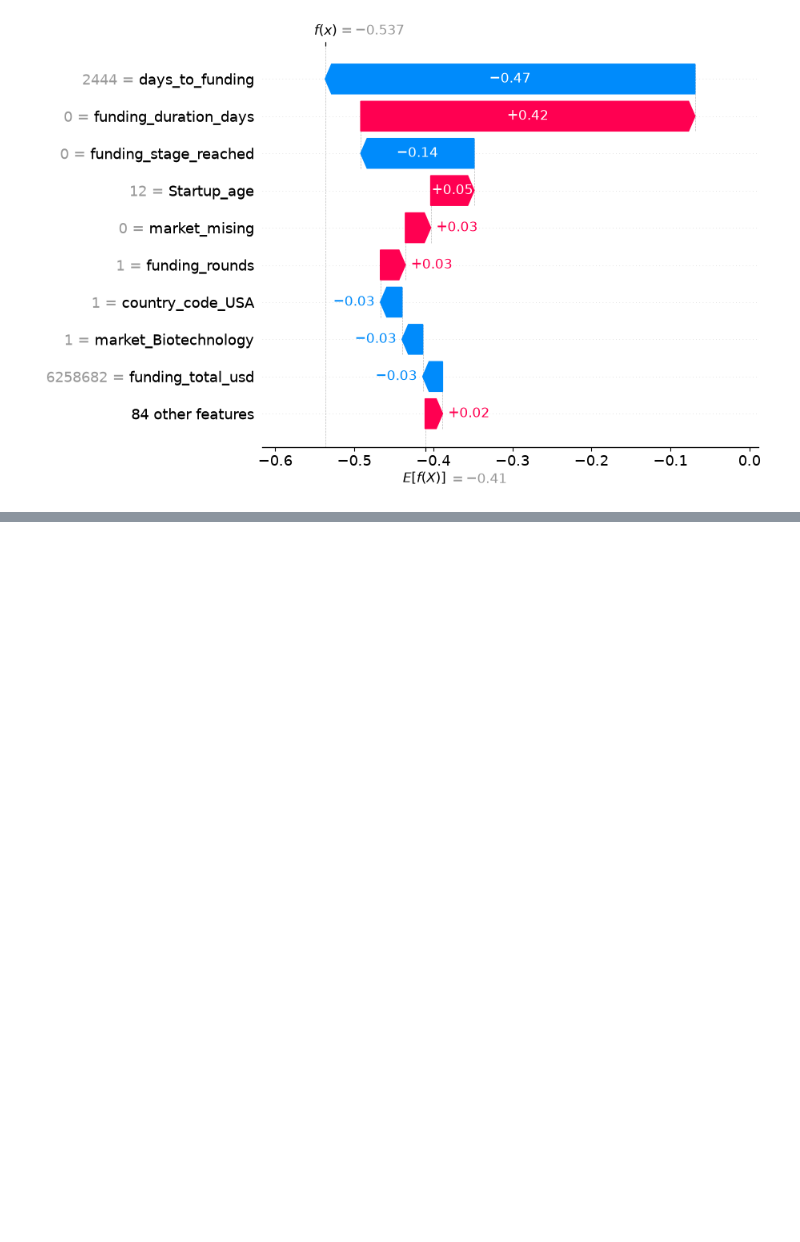
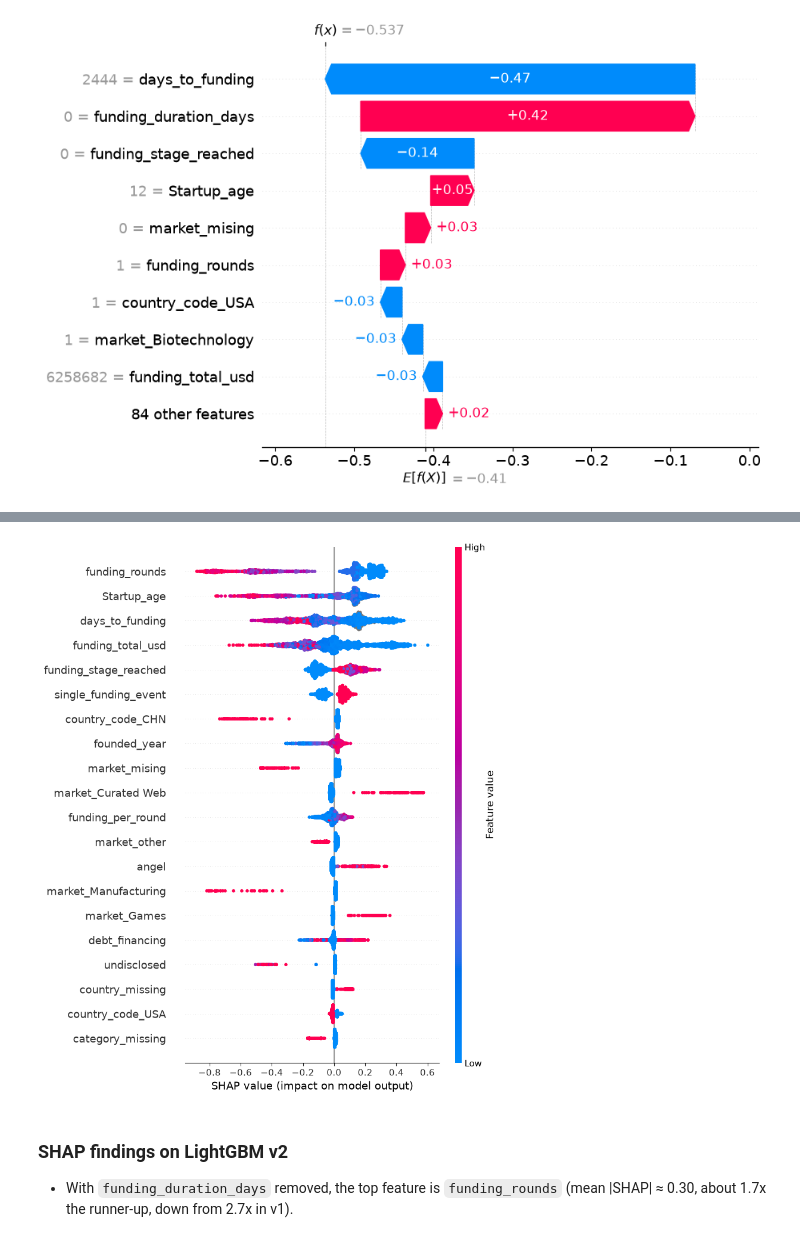
Before and after one commit to karthiii-k/Startup-outcome-intelligence, a Jupyter notebook: notebooks/06_SHAP.ipynb, the cells around one changed output, grey strips where cells are left out. Cells and saved outputs as stored; diff of their text form; code cells hidden in the pictures; blank space fills up the shorter version.

```diff
--- a/notebooks/06_SHAP.ipynb
+++ b/notebooks/06_SHAP.ipynb
@@ -59,0 +94,8 @@ shap.plots.waterfall(exp_fail[idx])
+# %%
+shap.summary_plot(fail_vals, x_test)
+# %% [output]
+[figure, added]
+# %% [markdown]
+### SHAP findings on LightGBM v2
+
+- With `funding_duration_days` removed, the top feature is `funding_rounds` (mean |SHAP| ≈ 0.30, about 1.7x the runner-up, down from 2.7x in v1).
```
Also changed, not shown: parts of 8 cells of this notebook, 2 other files.
